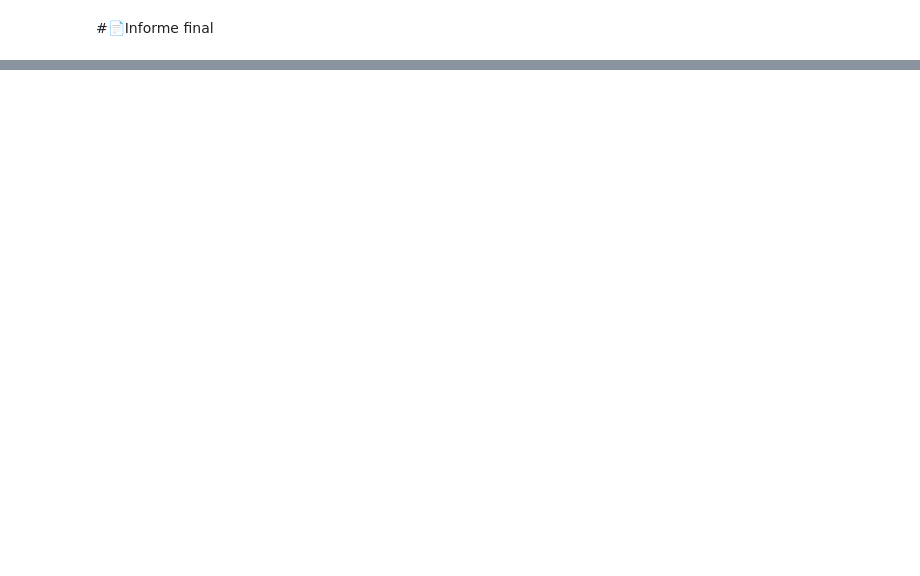
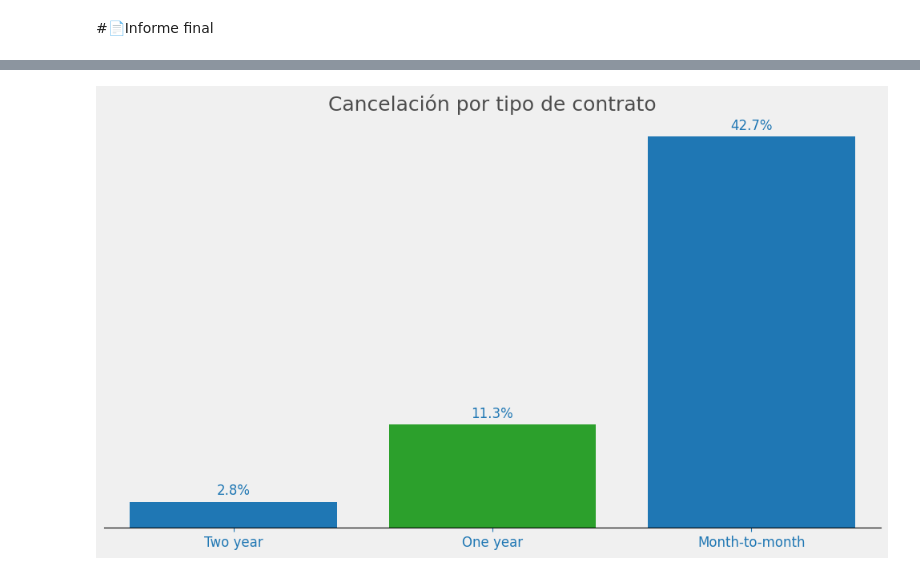
Before and after one commit to sandrazuniga/Challenge_TelecomX, a Jupyter notebook: TelecomX_LATAM.ipynb, the cells around one changed output, grey strips where cells are left out. Drawn from its saved outputs; the diff is of its cells as text; code cells hidden in the pictures; blank space fills up the shorter version.

```diff
--- a/TelecomX_LATAM.ipynb
+++ b/TelecomX_LATAM.ipynb
@@ -19,0 +725,4 @@ Análisis Exploratorio de Datos (EDA) e informe con insights relevantes.
+# %%
+ cancelacion_tipo_contrato().show()
+# %% [output]
+[figure, added]
```
Also changed, not shown: parts of 52 cells of this notebook.
